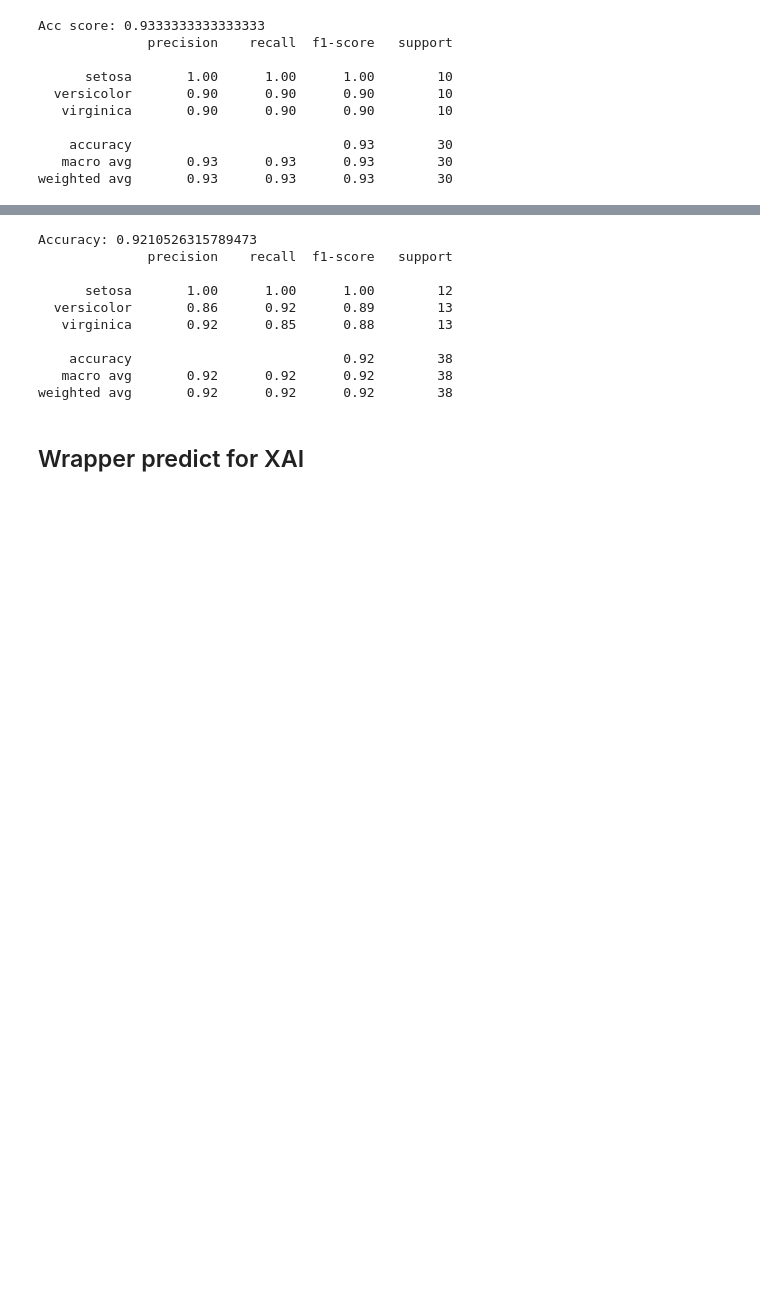
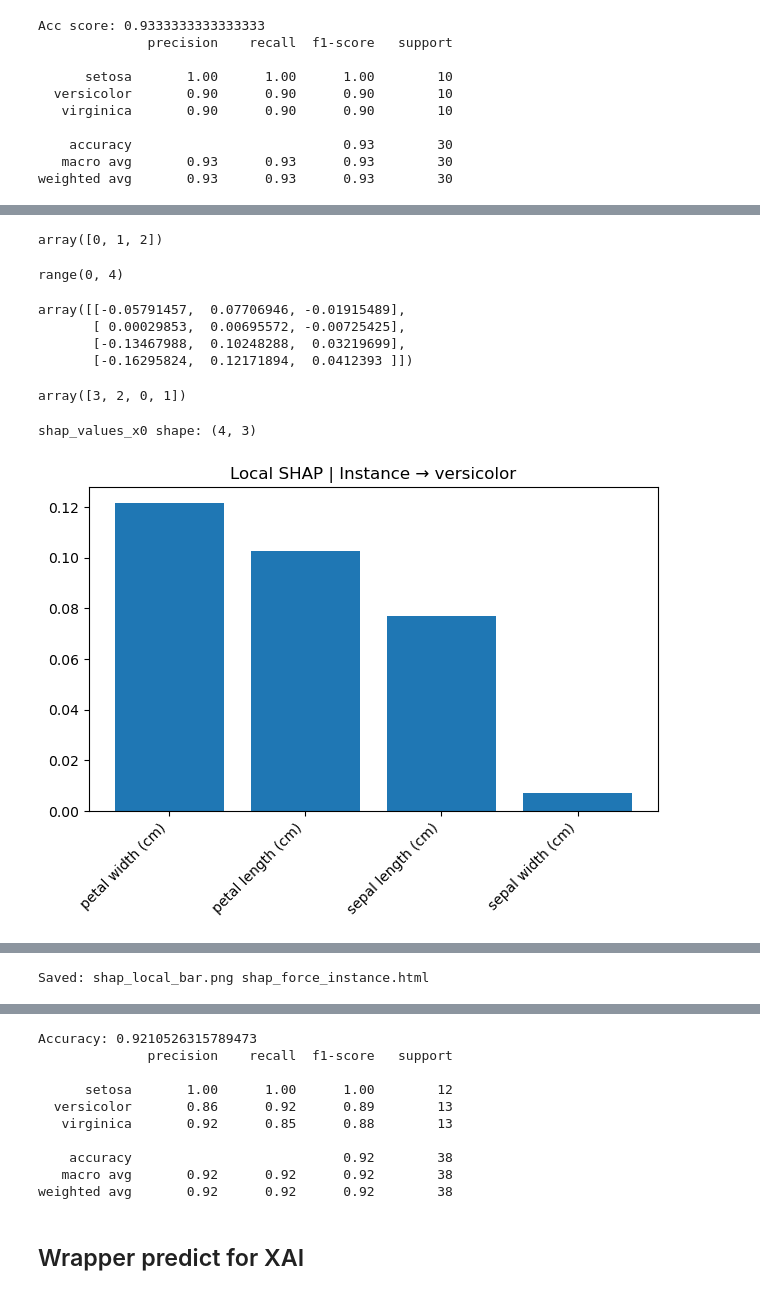
Before and after one commit to gedetanok/kelasbagus3-deep-understanding-of-machine-learning, a Jupyter notebook: Week 5/explainable_AI.ipynb, the cells around one changed output, grey strips where cells are left out. Cells and saved outputs as stored; diff of their text form; code cells hidden in the pictures; blank space fills up the shorter version.

```diff
--- a/Week 5/explainable_AI.ipynb
+++ b/Week 5/explainable_AI.ipynb
@@ -77,0 +140,11 @@ weighted avg       0.93      0.93      0.93        30
+# %%
+rng = np.random.default_rng(42)
+m = min(50, X_train.shape[0])                 # mis. 50 baris
+bg_idx = rng.choice(X_train.shape[0], size=m, replace=False)  # ← sample dari JUMLAH BARIS
+background = X_train[bg_idx]
+# %%
+# Pilih beberapa titik background (wajib kecil agar cepat)
+explainer_shap = shap.KernelExplainer(predict_proba_raw, background)
+# %%
+# Jelaskan 1 instance (x0)
+shap_values_x0 = explainer_shap.shap_values(x0.reshape(1, -1), nsamples=300)
@@ -77,0 +178,16 @@ weighted avg       0.93      0.93      0.93        30
+# %%
+order[0]
+# %% [output]
+array([0, 1, 2])
+# %%
+range(len(feature_names))
+# %% [output]
+range(0, 4)
+# %%
+sv2d = np.asarray(shap_values_x0).squeeze(0)
+sv2d
+# %% [output]
+array([[-0.05791457,  0.07706946, -0.01915489],
+       [ 0.00029853,  0.00695572, -0.00725425],
+       [-0.13467988,  0.10248288,  0.03219699],
+       [-0.16295824,  0.12171894,  0.0412393 ]])
@@ -77,0 +196,41 @@ weighted avg       0.93      0.93      0.93        30
+# %%
+order
+# %% [output]
+array([3, 2, 0, 1])
+# %%
+import numpy as np
+import matplotlib.pyplot as plt
+
+# pastikan bentuknya 2D (4 fitur x 3 kelas)
+sv2d = np.asarray(shap_values_x0).squeeze(0)        # -> (4, 3)
+print("shap_values_x0 shape:", sv2d.shape)
+
+# kelas terprediksi
+probs0 = predict_proba_raw(x0.reshape(1,-1))[0]
+pred_class = int(np.argmax(probs0))
+
+# vektor kontribusi 4 fitur untuk kelas terprediksi
+sv = sv2d[:, pred_class]                 # <-- ambil kolom kelas
+local_vals = np.abs(sv)
+order = np.argsort(local_vals)[::-1]
+
+# bar chart lokal
+plt.figure()
+plt.bar(range(len(feature_names)), local_vals[order])
+plt.xticks(range(len(feature_names)), np.array(feature_names)[order], rotation=45, ha='right')
+plt.title(f"Local SHAP | Instance → {class_names[pred_class]}")
+plt.tight_layout(); plt.savefig("shap_local_bar.png", dpi=140)
+plt.show()
+
+# force plot (HTML interaktif)
+shap.initjs()
+fp = shap.force_plot(
+    explainer_shap.expected_value[pred_class],  # expected value utk kelas prediksi
+    sv,                                         # kontribusi fitur (arah + besar)
+    x0, feature_names=feature_names
+)
+shap.save_html("shap_force_instance.html", fp)
+print("Saved:", "shap_local_bar.png", "shap_force_instance.html")
+# %% [output]
+shap_values_x0 shape: (4, 3)
+[figure, added]
@@ -77,0 +238 @@ weighted avg       0.93      0.93      0.93        30
+Saved: shap_local_bar.png shap_force_instance.html
```
Also changed, not shown: parts of 16 cells of this notebook, 3 other files.
